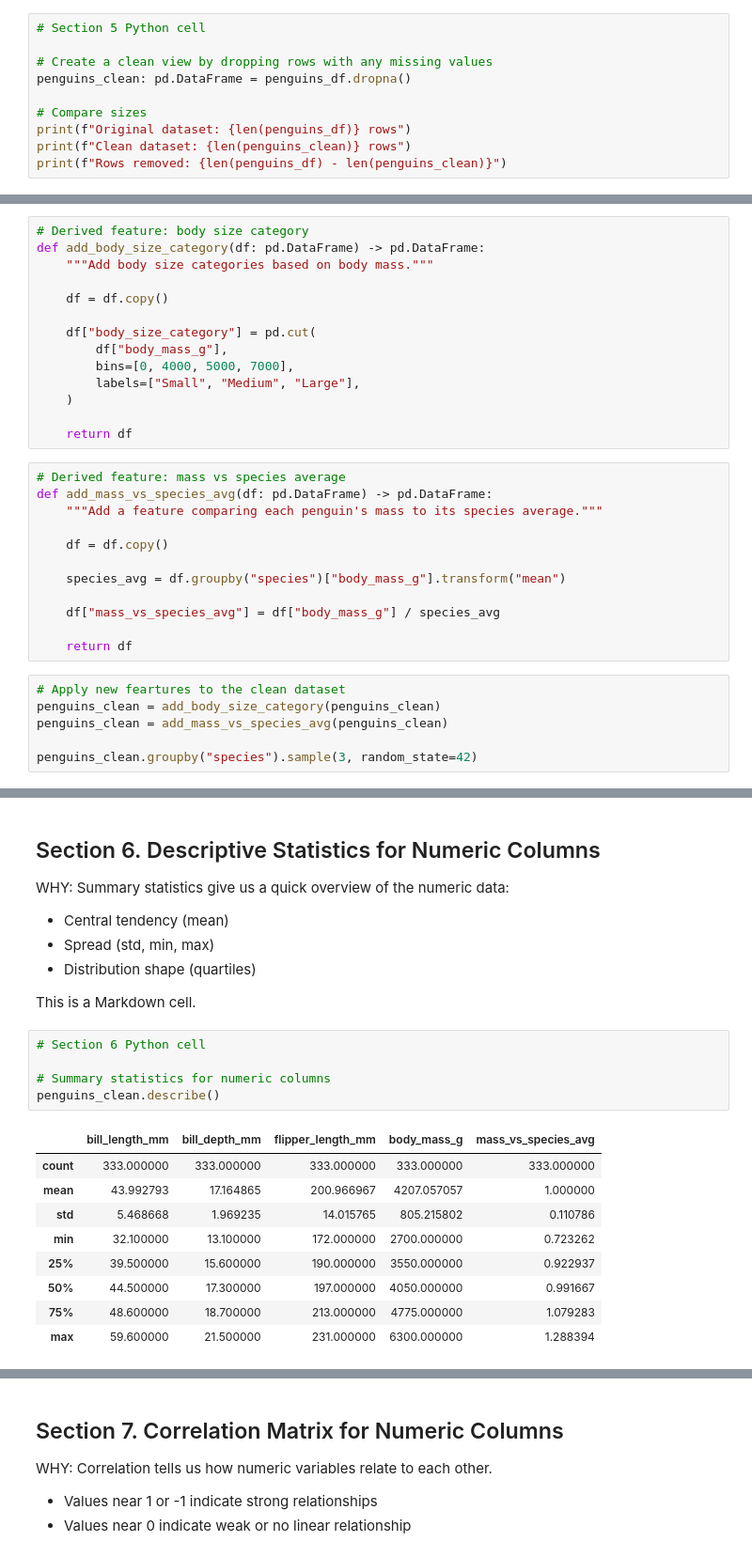
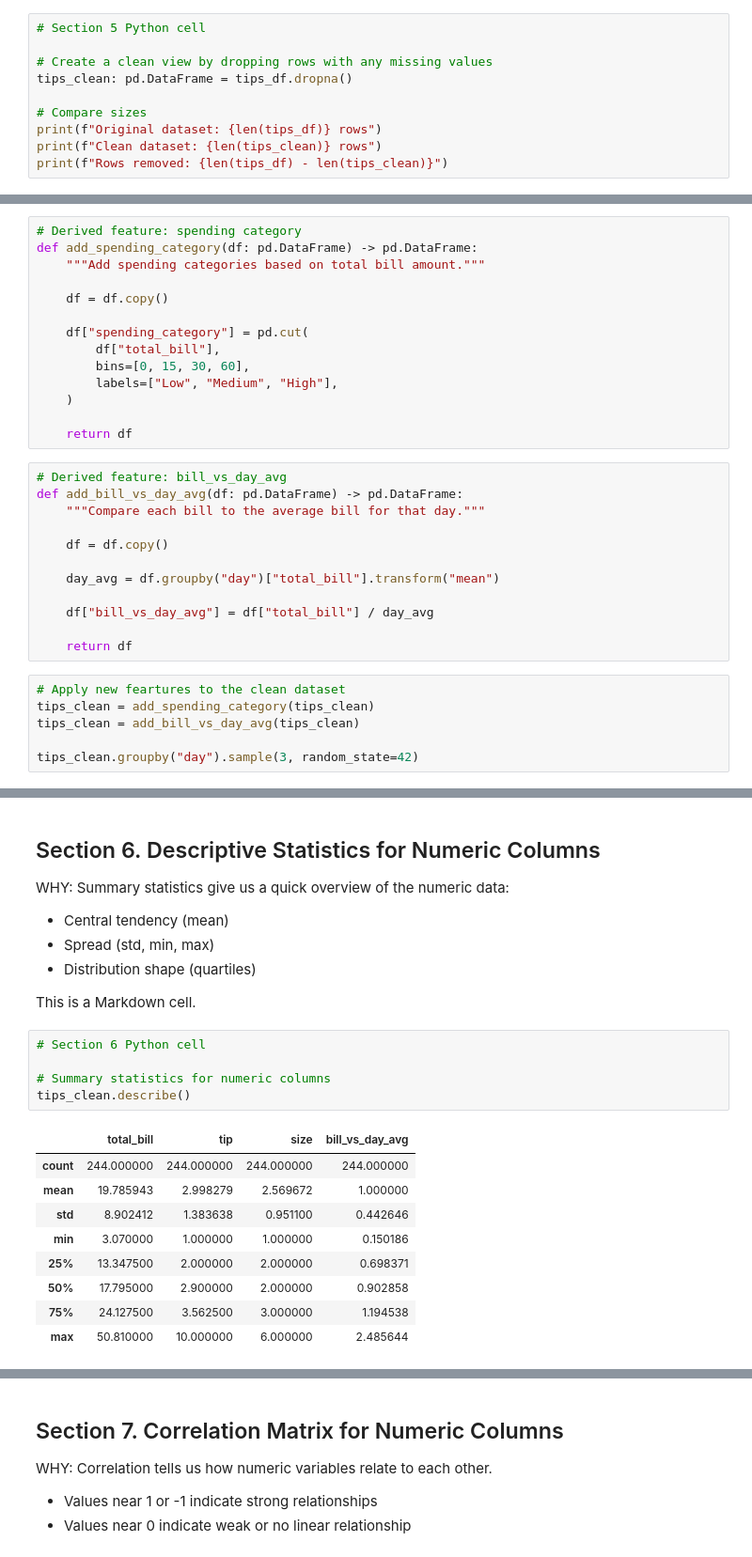
Before and after one commit to abeaderstadt/datafun-04-notebooks, a Jupyter notebook: notebooks/eda_beaderstadt.ipynb, the cells around one changed output, grey strips where cells are left out. Shown at 94% size. Saved outputs shown, nothing was run; the diff lists cells and outputs as text.

```diff
--- a/notebooks/eda_beaderstadt.ipynb
+++ b/notebooks/eda_beaderstadt.ipynb
@@ -183,10 +182,10 @@ Strategy:
 # Section 5 Python cell
 
 # Create a clean view by dropping rows with any missing values
-penguins_clean: pd.DataFrame = penguins_df.dropna()
+tips_clean: pd.DataFrame = tips_df.dropna()
 
 # Compare sizes
-print(f"Original dataset: {len(penguins_df)} rows")
-print(f"Clean dataset: {len(penguins_clean)} rows")
-print(f"Rows removed: {len(penguins_df) - len(penguins_clean)}")
+print(f"Original dataset: {len(tips_df)} rows")
+print(f"Clean dataset: {len(tips_clean)} rows")
+print(f"Rows removed: {len(tips_df) - len(tips_clean)}")
 # %% [output]
@@ -196,35 +195,35 @@ Rows removed: 11
 # %% [markdown]
 ## Section 5b. Creating Derived Features
 # %%
-# Derived feature: body size category
-def add_body_size_category(df: pd.DataFrame) -> pd.DataFrame:
-    """Add body size categories based on body mass."""
+# Derived feature: spending category
+def add_spending_category(df: pd.DataFrame) -> pd.DataFrame:
+    """Add spending categories based on total bill amount."""
 
     df = df.copy()
 
-    df["body_size_category"] = pd.cut(
-        df["body_mass_g"],
-        bins=[0, 4000, 5000, 7000],
-        labels=["Small", "Medium", "Large"],
+    df["spending_category"] = pd.cut(
+        df["total_bill"],
+        bins=[0, 15, 30, 60],
+        labels=["Low", "Medium", "High"],
     )
 
     return df
 # %%
-# Derived feature: mass vs species average
-def add_mass_vs_species_avg(df: pd.DataFrame) -> pd.DataFrame:
-    """Add a feature comparing each penguin's mass to its species average."""
+# Derived feature: bill_vs_day_avg
+def add_bill_vs_day_avg(df: pd.DataFrame) -> pd.DataFrame:
+    """Compare each bill to the average bill for that day."""
 
     df = df.copy()
 
-    species_avg = df.groupby("species")["body_mass_g"].transform("mean")
+    day_avg = df.groupby("day")["total_bill"].transform("mean")
 
-    df["mass_vs_species_avg"] = df["body_mass_g"] / species_avg
+    df["bill_vs_day_avg"] = df["total_bill"] / day_avg
 
     return df
 # %%
 # Apply new feartures to the clean dataset
-penguins_clean = add_body_size_category(penguins_clean)
-penguins_clean = add_mass_vs_species_avg(penguins_clean)
+tips_clean = add_spending_category(tips_clean)
+tips_clean = add_bill_vs_day_avg(tips_clean)
 
-penguins_clean.groupby("species").sample(3, random_state=42)
+tips_clean.groupby("day").sample(3, random_state=42)
 # %% [output]
@@ -251,18 +253,18 @@ This is a Markdown cell.
 # %%
 # Section 6 Python cell
 
 # Summary statistics for numeric columns
-penguins_clean.describe()
+tips_clean.describe()
 # %% [output]
-|  | bill_length_mm | bill_depth_mm | flipper_length_mm | body_mass_g | mass_vs_species_avg |
-| count | 333.000000 | 333.000000 | 333.000000 | 333.000000 | 333.000000 |
-| mean | 43.992793 | 17.164865 | 200.966967 | 4207.057057 | 1.000000 |
-| std | 5.468668 | 1.969235 | 14.015765 | 805.215802 | 0.110786 |
-| min | 32.100000 | 13.100000 | 172.000000 | 2700.000000 | 0.723262 |
-| 25% | 39.500000 | 15.600000 | 190.000000 | 3550.000000 | 0.922937 |
-| 50% | 44.500000 | 17.300000 | 197.000000 | 4050.000000 | 0.991667 |
-| 75% | 48.600000 | 18.700000 | 213.000000 | 4775.000000 | 1.079283 |
-| max | 59.600000 | 21.500000 | 231.000000 | 6300.000000 | 1.288394 |
+|  | total_bill | tip | size | bill_vs_day_avg |
+| count | 244.000000 | 244.000000 | 244.000000 | 244.000000 |
+| mean | 19.785943 | 2.998279 | 2.569672 | 1.000000 |
+| std | 8.902412 | 1.383638 | 0.951100 | 0.442646 |
+| min | 3.070000 | 1.000000 | 1.000000 | 0.150186 |
+| 25% | 13.347500 | 2.000000 | 2.000000 | 0.698371 |
+| 50% | 17.795000 | 2.900000 | 2.000000 | 0.902858 |
+| 75% | 24.127500 | 3.562500 | 3.000000 | 1.194538 |
+| max | 50.810000 | 10.000000 | 6.000000 | 2.485644 |
 # %%
 # Section 6 Python cell
 
```
Also changed, not shown: parts of 15 cells of this notebook, 1 other file.
